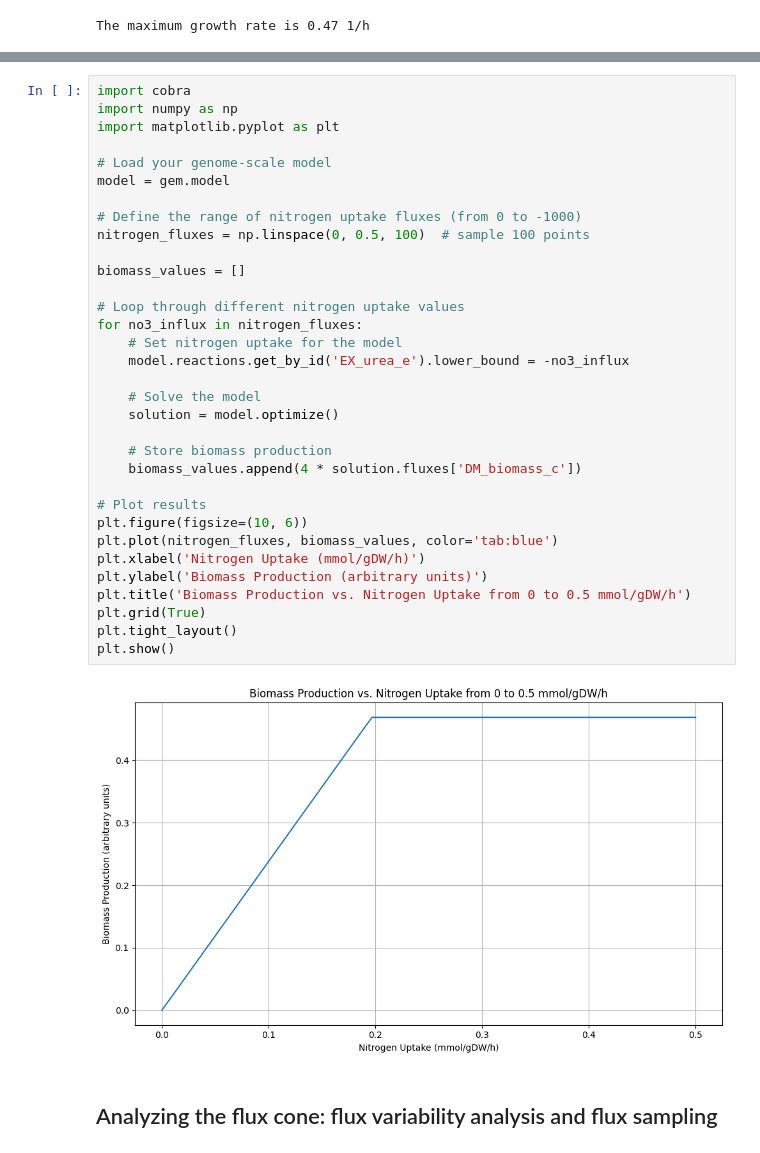
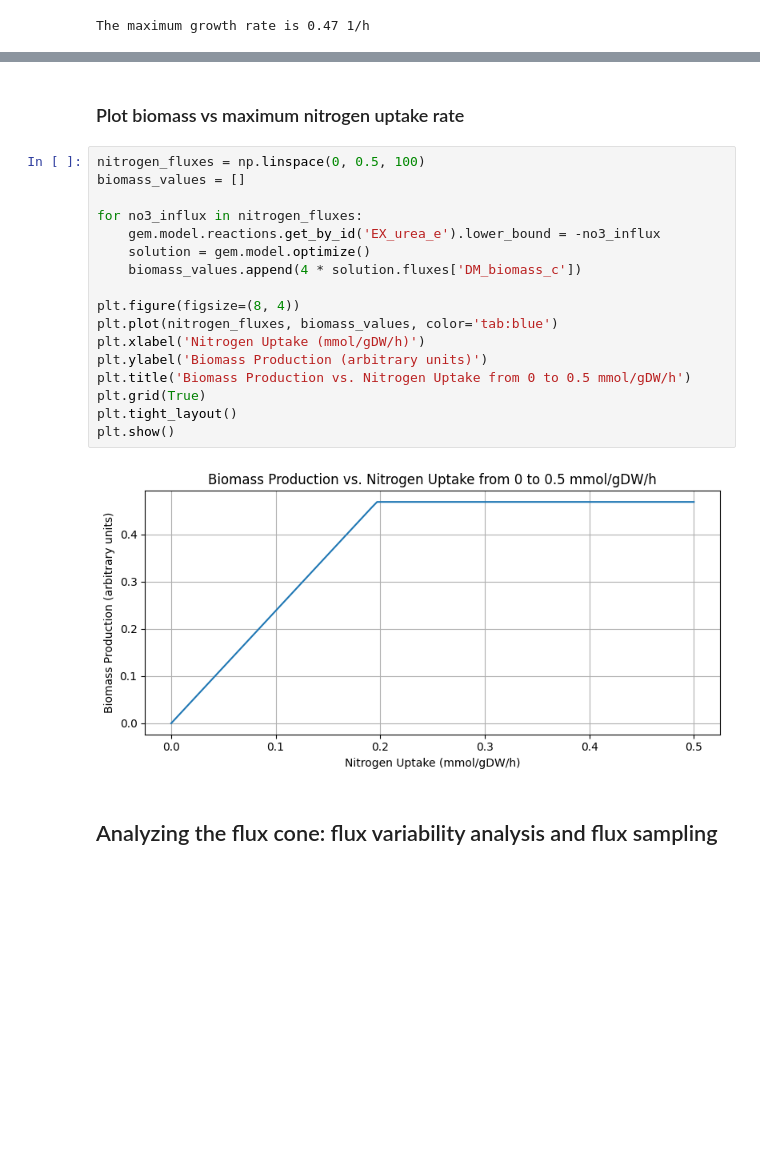
Before and after one commit to Robaina/Phycogem, a Jupyter notebook: docs/0_basic_examples.ipynb, the cells around one changed output, grey strips where cells are left out. Drawn from its saved outputs; the diff is of its cells as text; blank space fills up the shorter version.

```diff
--- a/docs/0_basic_examples.ipynb
+++ b/docs/0_basic_examples.ipynb
@@ -115,40 +117,26 @@ gem.model.slim_optimize()
 # %% [output]
 0.23815772594480386
+# %% [markdown]
+### Plot biomass vs maximum nitrogen uptake rate
 # %%
-import cobra
-import numpy as np
-import matplotlib.pyplot as plt
-
-# Load your genome-scale model
-model = gem.model
-
-# Define the range of nitrogen uptake fluxes (from 0 to -1000)
-nitrogen_fluxes = np.linspace(0, 0.5, 100)  # sample 100 points
-
+nitrogen_fluxes = np.linspace(0, 0.5, 100)
 biomass_values = []
 
-# Loop through different nitrogen uptake values
 for no3_influx in nitrogen_fluxes:
-    # Set nitrogen uptake for the model
-    model.reactions.get_by_id('EX_urea_e').lower_bound = -no3_influx
-
-    # Solve the model
-    solution = model.optimize()
-
-    # Store biomass production
+    gem.model.reactions.get_by_id('EX_urea_e').lower_bound = -no3_influx
+    solution = gem.model.optimize()
     biomass_values.append(4 * solution.fluxes['DM_biomass_c'])
 
-# Plot results
-plt.figure(figsize=(10, 6))
+plt.figure(figsize=(8, 4))
 plt.plot(nitrogen_fluxes, biomass_values, color='tab:blue')
 plt.xlabel('Nitrogen Uptake (mmol/gDW/h)')
 plt.ylabel('Biomass Production (arbitrary units)')
 plt.title('Biomass Production vs. Nitrogen Uptake from 0 to 0.5 mmol/gDW/h')
 plt.grid(True)
 plt.tight_layout()
 plt.show()
 # %% [output]
-[figure, old version]
+[figure, new version]
 # %% [markdown]
 ## Analyzing the flux cone: flux variability analysis and flux sampling
 # %%
```
Also changed, not shown: parts of 3 cells of this notebook.
